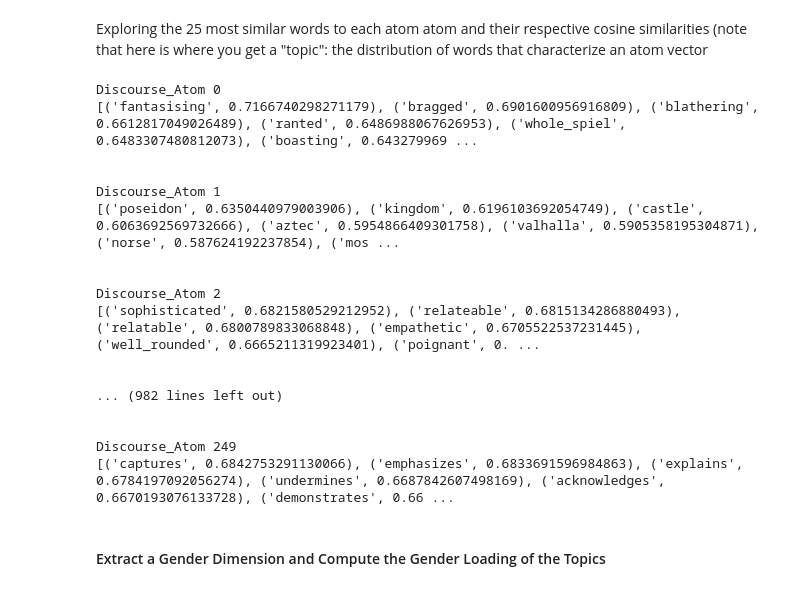
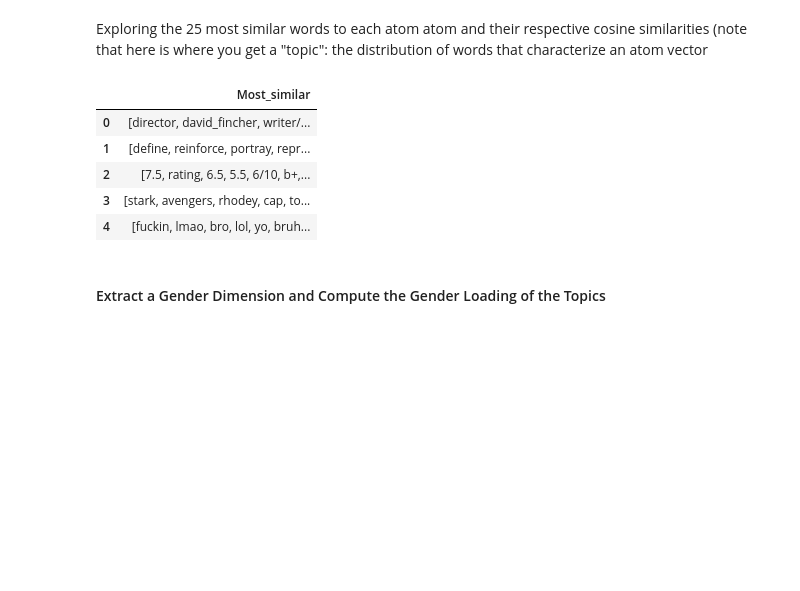
Before and after one commit to jarikstam/rmss_thesis, a Jupyter notebook: 4a_discourse_atoms.ipynb, the cells around one changed output. Cells and saved outputs as stored; diff of their text form; code cells hidden in the pictures; blank space fills up the shorter version.

```diff
--- a/4a_discourse_atoms.ipynb
+++ b/4a_discourse_atoms.ipynb
@@ -162,25 +164,18 @@ with open(chosen_datm_model,'rb') as f:
 # %% [markdown]
 Exploring the 25 most similar words to each atom atom and their respective cosine similarities (note that here is where you get a "topic": the distribution of words that characterize an atom vector
 # %%
+words = []
 for i in range(0, len(mydictionary)):
-    print("Discourse_Atom " + str(i))
-    print([j for j in currentmodel.wv.similar_by_vector(mydictionary[i],topn=25)]) #what are the 25 most similar words to the Nth dicourse atom?
-    print('\n')
+    names = [j[0] for j in currentmodel.wv.similar_by_vector(mydictionary[i],topn=25)]
+    words.append(names)
-# %% [output]
-Discourse_Atom 0
-[('fantasising', 0.7166740298271179), ('bragged', 0.6901600956916809), ('blathering', 0.6612817049026489), ('ranted', 0.6486988067626953), ('whole_spiel', 0.6483307480812073), ('boasting', 0.643279969 ...
-
-
-Discourse_Atom 1
-[('poseidon', 0.6350440979003906), ('kingdom', 0.6196103692054749), ('castle', 0.6063692569732666), ('aztec', 0.5954866409301758), ('valhalla', 0.5905358195304871), ('norse', 0.587624192237854), ('mos ...
-
-
-Discourse_Atom 2
-[('sophisticated', 0.6821580529212952), ('relateable', 0.6815134286880493), ('relatable', 0.6800789833068848), ('empathetic', 0.6705522537231445), ('well_rounded', 0.6665211319923401), ('poignant', 0. ...
-
-
-... (982 lines left out)
-
-
-Discourse_Atom 249
-[('captures', 0.6842753291130066), ('emphasizes', 0.6833691596984863), ('explains', 0.6784197092056274), ('undermines', 0.6687842607498169), ('acknowledges', 0.6670193076133728), ('demonstrates', 0.66 ...
+# %%
+df = pd.DataFrame({"Most_similar":words})
+# %%
+df.head()
+# %% [output]
+|  | Most_similar |
+| 0 | [director, david_fincher, writer/... |
+| 1 | [define, reinforce, portray, repr... |
+| 2 | [7.5, rating, 6.5, 5.5, 6/10, b+,... |
+| 3 | [stark, avengers, rhodey, cap, to... |
+| 4 | [fuckin, lmao, bro, lol, yo, bruh... |
```
Also changed, not shown: parts of 15 cells of this notebook, 7 other files.
